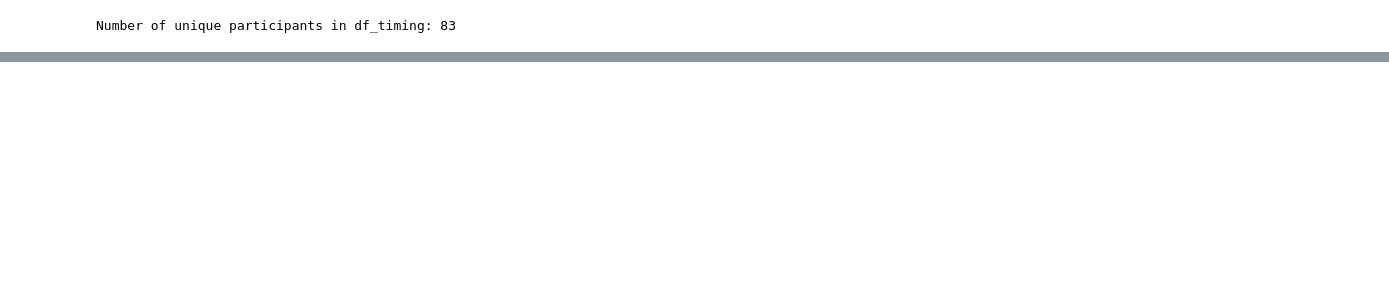
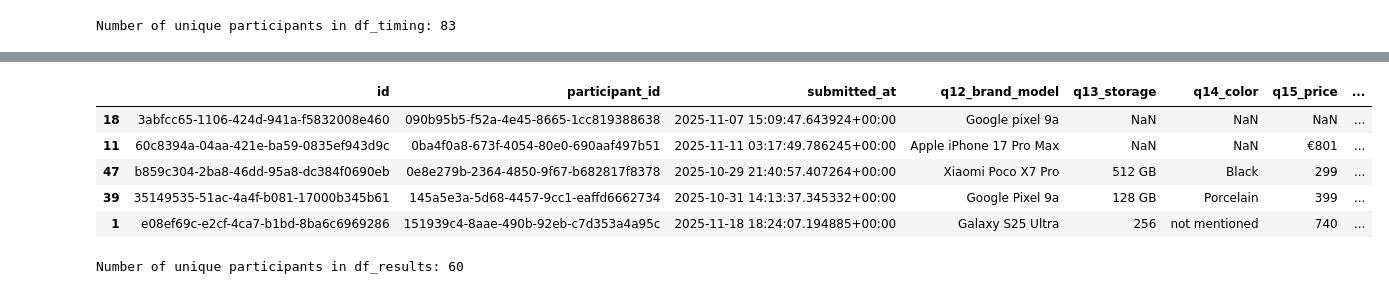
Before and after one commit to kaki1995/Advanced-Project-Study_TUM-GG-Istanbul, a Jupyter notebook: chat_data_processing.ipynb, the cells around one changed output, grey strips where cells are left out. Saved outputs shown, nothing was run; the diff lists cells and outputs as text; code cells hidden in the pictures; blank space fills up the shorter version.

```diff
--- a/chat_data_processing.ipynb
+++ b/chat_data_processing.ipynb
@@ -284,0 +316,29 @@ Number of unique participants in df_timing: 83
+# %%
+# Remove duplicate entries, keeping the latest occurrence
+
+# Ensure completed_at is in datetime format
+df_results["submitted_at"] = pd.to_datetime(df_results["submitted_at"])
+
+# Sort by participant_id and submitted_at (latest first)
+df_results = df_results.sort_values(
+    by=["participant_id", "submitted_at"], ascending=[True, False]
+)
+
+# Drop duplicates, keeping the first (which is now the latest due to sorting)
+df_results = df_results.drop_duplicates(subset=["participant_id"], keep="first")
+
+# Display the cleaned DataFrame
+df_results.head()
+# %% [output]
+|  | id | participant_id | submitted_at | q12_brand_model | q13_storage | q14_color | q15_price | ... |
+| 18 | 3abfcc65-1106-424d-941a-f5832008e460 | 090b95b5-f52a-4e45-8665-1cc819388638 | 2025-11-07 15:09:47.643924+00:00 | Google pixel 9a | NaN | NaN | NaN | ... |
+| 11 | 60c8394a-04aa-421e-ba59-0835ef943d9c | 0ba4f0a8-673f-4054-80e0-690aaf497b51 | 2025-11-11 03:17:49.786245+00:00 | Apple iPhone 17 Pro Max | NaN | NaN | €801 | ... |
+| 47 | b859c304-2ba8-46dd-95a8-dc384f0690eb | 0e8e279b-2364-4850-9f67-b682817f8378 | 2025-10-29 21:40:57.407264+00:00 | Xiaomi Poco X7 Pro | 512 GB | Black | 299 | ... |
+| 39 | 35149535-51ac-4a4f-b081-17000b345b61 | 145a5e3a-5d68-4457-9cc1-eaffd6662734 | 2025-10-31 14:13:37.345332+00:00 | Google Pixel 9a | 128 GB | Porcelain | 399 | ... |
+| 1 | e08ef69c-e2cf-4ca7-b1bd-8ba6c6969286 | 151939c4-8aae-490b-92eb-c7d353a4a95c | 2025-11-18 18:24:07.194885+00:00 | Galaxy S25 Ultra | 256 | not mentioned | 740 | ... |
+# %%
+# Count unique participants based on participant_id after dropping duplicates
+num_unique = df_results['participant_id'].nunique()
+print(f"Number of unique participants in df_results: {num_unique}")
+# %% [output]
+Number of unique participants in df_results: 60
```
Also changed, not shown: parts of 8 cells of this notebook.
